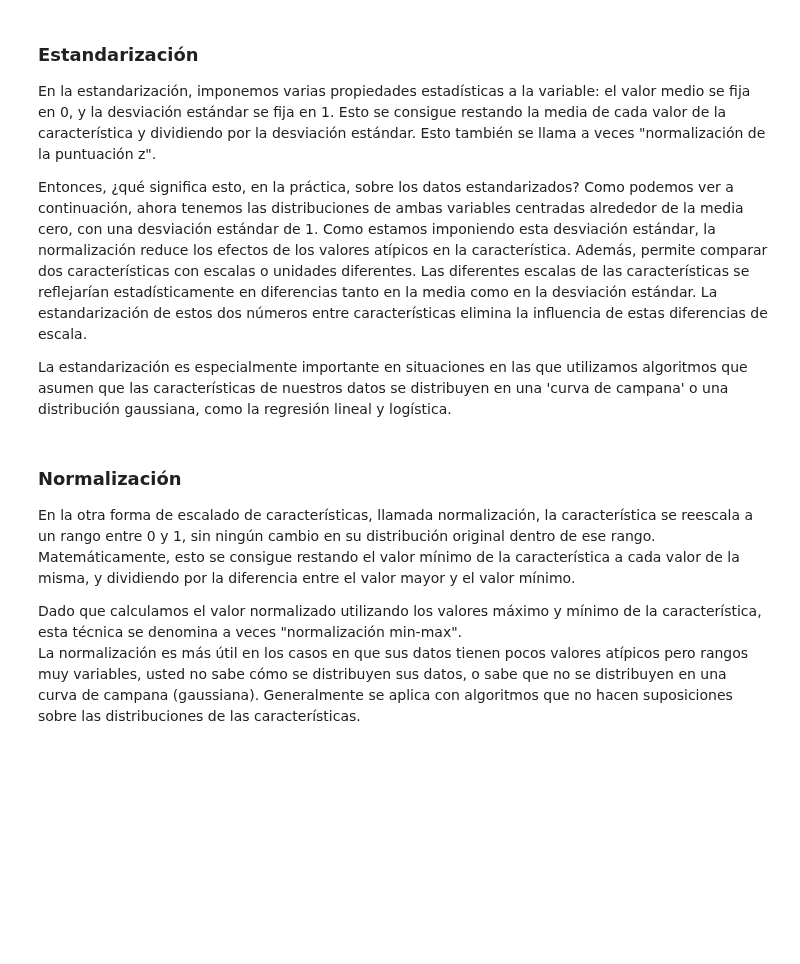
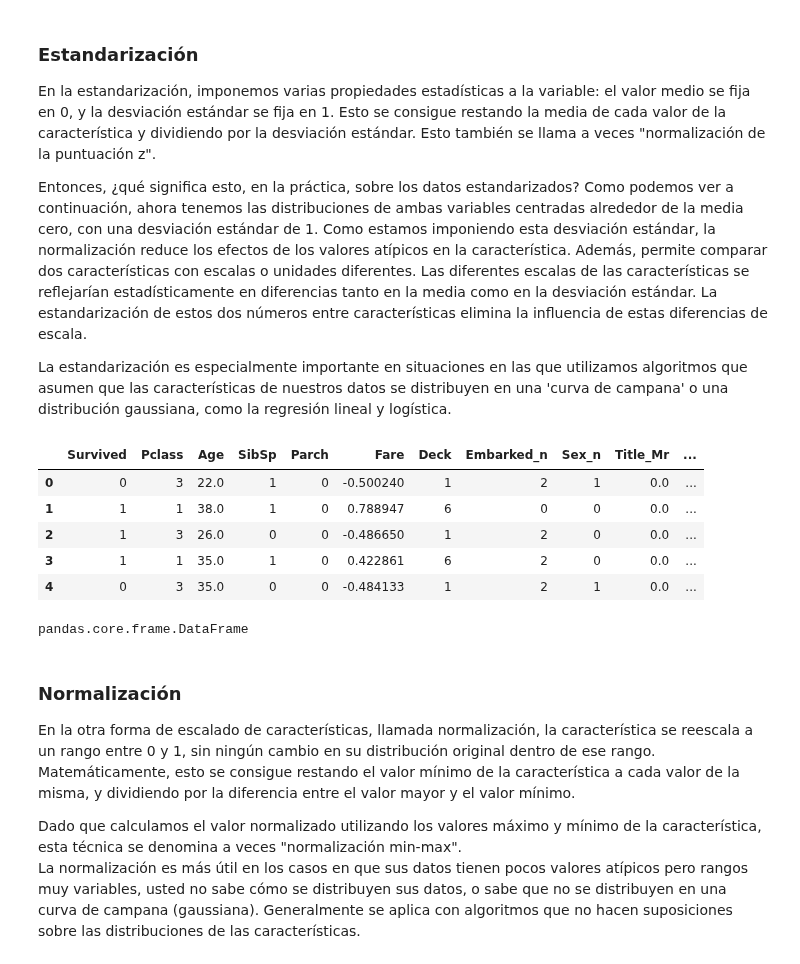
Before and after one commit to Ironhack-Data-Madrid-Febrero-2021/Classroom-Materials, a Jupyter notebook: module-3/05-ML-miscellaneous.ipynb, the cells around one changed output. Saved outputs shown, nothing was run; the diff lists cells and outputs as text; code cells hidden in the pictures; blank space fills up the shorter version.

```diff
--- a/module-3/05-ML-miscellaneous.ipynb
+++ b/module-3/05-ML-miscellaneous.ipynb
@@ -515,3 +529,24 @@ pero vamos a hacer un ejemplo de estandarización en una columna para ver el có
+# %%
+scaler = StandardScaler()
+# %%
+# Machaco la columna fare ojo a la sintaxis si le paso una serie values.reshape
+data["Fare"] = scaler.fit_transform(data["Fare"].values.reshape(-1,1))
+# %%
+# HAGO LO MISMO pero pasándole la colummna del dataframe
+data["Fare2"] = scaler.fit_transform(data[["Fare"]])
+# %%
+data.head()
+# %% [output]
+|  | Survived | Pclass | Age | SibSp | Parch | Fare | Deck | Embarked_n | Sex_n | Title_Mr | ... |
+| 0 | 0 | 3 | 22.0 | 1 | 0 | -0.500240 | 1 | 2 | 1 | 0.0 | ... |
+| 1 | 1 | 1 | 38.0 | 1 | 0 | 0.788947 | 6 | 0 | 0 | 0.0 | ... |
+| 2 | 1 | 3 | 26.0 | 0 | 0 | -0.486650 | 1 | 2 | 0 | 0.0 | ... |
+| 3 | 1 | 1 | 35.0 | 1 | 0 | 0.422861 | 6 | 2 | 0 | 0.0 | ... |
+| 4 | 0 | 3 | 35.0 | 0 | 0 | -0.484133 | 1 | 2 | 1 | 0.0 | ... |
+# %%
+type(data[["Survived"]])
+# %% [output]
+pandas.core.frame.DataFrame
 # %% [markdown]
 ### Normalización
 
```
Also changed, not shown: parts of 60 cells of this notebook, 1 other file.
